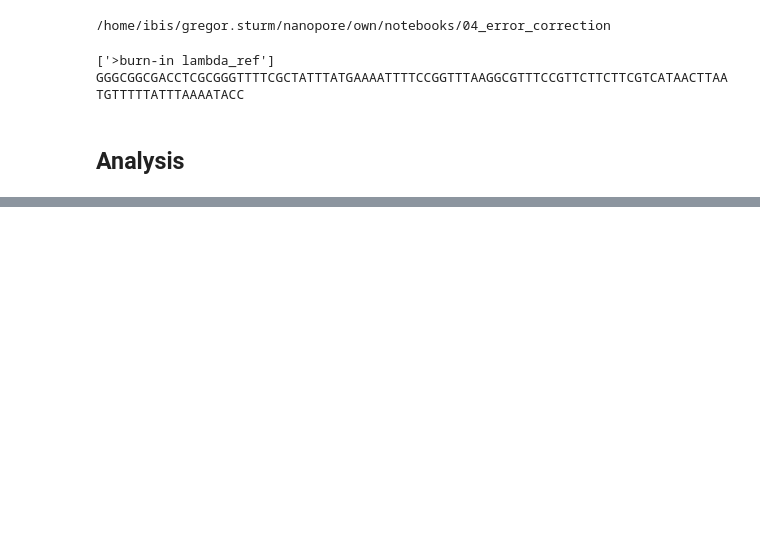
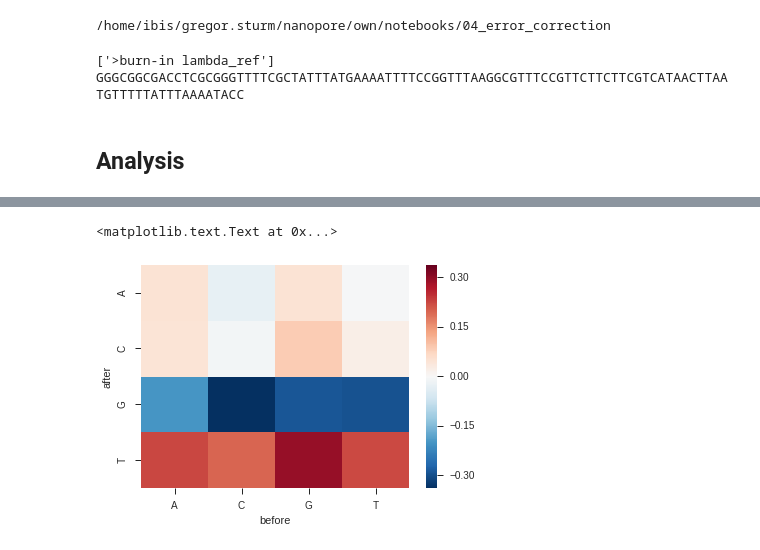
Before and after one commit to grst/nanopore-notebooks, a Jupyter notebook: 04_error_correction/context-features2.ipynb, the cells around one changed output, grey strips where cells are left out. Drawn from its saved outputs; the diff is of its cells as text; code cells hidden in the pictures; blank space fills up the shorter version.

Commit message:
context-features 2 with heatmaps and violin plots

```diff
--- a/04_error_correction/context-features2.ipynb
+++ b/04_error_correction/context-features2.ipynb
@@ -115,6 +121,8 @@ skipped 28633
 # %%
-sort_heatmap = lambda x: (x["context_before"][0], x["context_after"][0])
-occurences = sorted(genomic_pos.values(), key=sort_heatmap)
-heatmap = {nt: {} for nt in NT_MAP.keys()}
-for (nt_b, nt_a), group in groupby(occurences, sort_heatmap):
-    heatmap[nt_b][nt_a] = mean([x["mean"] for x in group])
+def make_heatmap(genomic_pos, sort_heatmap, keys):
+    occurences = sorted(genomic_pos.values(), key=sort_heatmap)
+    overall_mean = mean([x["mean"] for x in occurences])
+    heatmap = {nt: {} for nt in keys}
+    for (nt_b, nt_a), group in groupby(occurences, sort_heatmap):
+        heatmap[nt_b][nt_a] = mean([x["mean"] for x in group]) - overall_mean
+    return heatmap
@@ -145,6 +128,0 @@ sns.heatmap(pandas.DataFrame(heatmap))
-# %%
-sort_heatmap = lambda x: (x["context_before"][0:2], x["context_after"][:2])
-occurences = sorted(genomic_pos.values(), key=sort_heatmap)
-heatmap = {"".join(nt): {} for nt in iterproduct(NT_MAP.keys(), repeat=2)}
-for (nt_b, nt_a), group in groupby(occurences, sort_heatmap):
-    heatmap[nt_b][nt_a] = mean([x["mean"] for x in group])
@@ -155,0 +129,15 @@ sns.heatmap(pandas.DataFrame(heatmap))
+# %%
+sort_heatmap1 = lambda x: (x["context_before"][0], x["context_after"][0])
+sort_heatmap2 = lambda x: (x["context_before"][0:2], x["context_after"][:2])
+keys1 = [x for x in "ACGT"]
+keys2 = ["".join(x) for x in iterproduct("ACGT", repeat=2)]
+heatmaps = []
+heatmaps2 = []
+heatmaps3 = []
+for kmer in ev_map.keys():
+    template_events = prepare_events(kmer)
+    genomic_pos = stratify_by_position(template_events)
+    heatmap = make_heatmap(genomic_pos, sort_heatmap1, keys1)
+    heatmaps.append(pandas.DataFrame(heatmap).as_matrix())
+    heatmap2 = make_heatmap(genomic_pos, sort_heatmap2, keys2)
+    heatmaps2.append(pandas.DataFrame(heatmap2).as_matrix())
@@ -155,0 +162,9 @@ sns.heatmap(pandas.DataFrame(heatmap))
+# %%
+fig, ax = subplots()
+heatmap_mean = np.mean(heatmaps, axis=0)
+sns.heatmap(heatmap_mean, xticklabels = keys1, yticklabels=keys1, ax=ax)
+ax.set_xlabel("before")
+ax.set_ylabel("after")
+# %% [output]
+<matplotlib.text.Text at 0x...>
+[figure, added]
```
Also changed, not shown: parts of 12 cells of this notebook, 1 other file.
